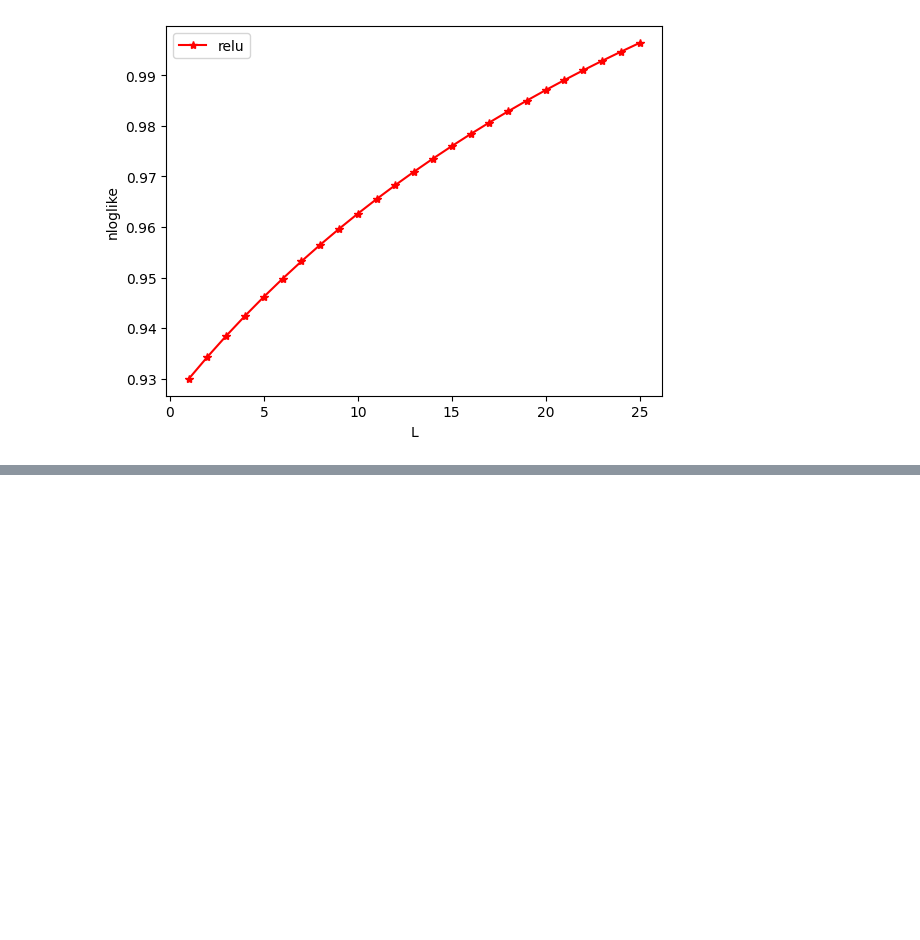
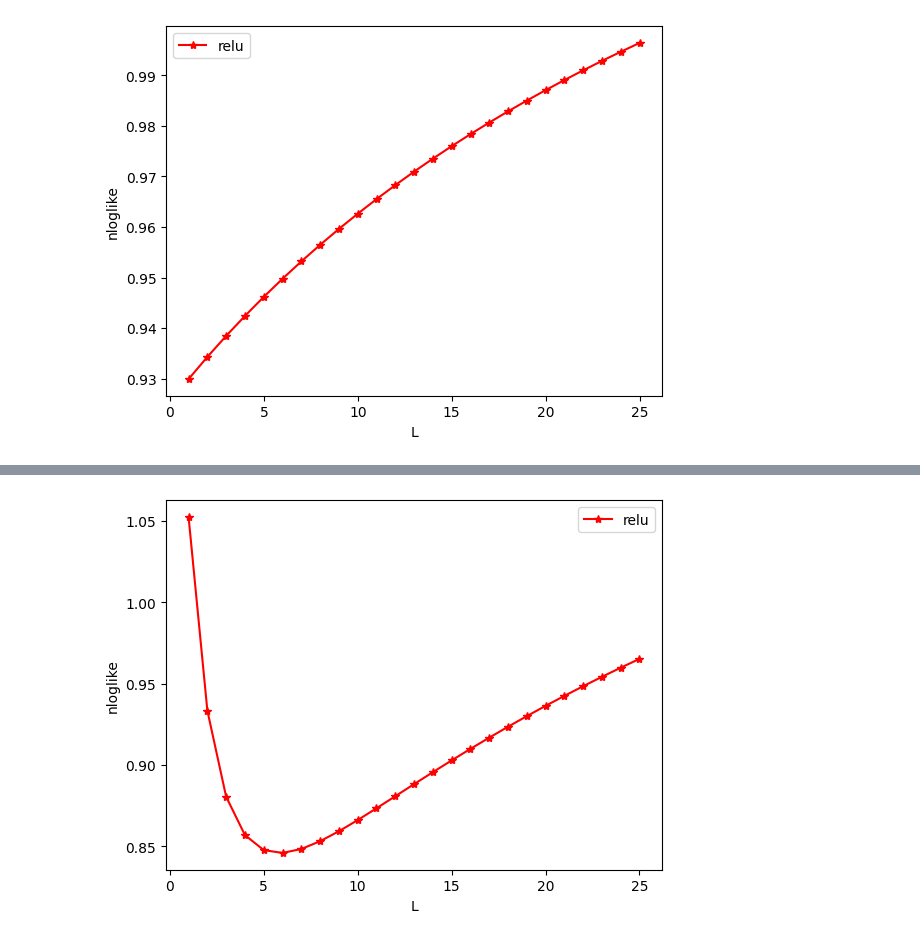
Before and after one commit to FabianoVeglianti/Architecture_Selection_Using_Infinite_Width_Limit_Neural_Network, a Jupyter notebook: simulazioni.ipynb, the cells around one changed output, grey strips where cells are left out. Drawn from its saved outputs; the diff is of its cells as text; code cells hidden in the pictures; blank space fills up the shorter version.

```diff
--- a/simulazioni.ipynb
+++ b/simulazioni.ipynb
@@ -1424,0 +1430,84 @@ if args_datahandling.save_figures_on_cloud:
+# %%
+args_datahandling = Namespace(
+    create_new_input = True,
+    save_input_on_cloud = True,
+    compute_gaussian_limit = True,
+    save_gaussian_limit_on_cloud = True,
+    save_dataset_on_cloud = True,
+    save_results_on_cloud = True,
+    save_figures_on_cloud = True
+)
+
+basepath = '/content/drive/MyDrive/Simulazioni/Simulazione_C/'
+# %%
+grid_parameters_datasets = {'L' : [5,10,15], 'n':[50], 'activation':['relu'], 'Cb': [1], 'Cw': [1]}
+grid_parameters_predictors = {'L' : np.arange(1,26,1), 'n':[5], 'activation':['relu'], 'Cb': [1], 'Cw': [2]}
+# %%
+dataset_handler = DatasetHandler()
+input = create_or_load_input(basepath, args_datahandling)
+scaled_input , max_norm_X = dataset_handler.set_max_norm_X_to_1(input)
+# %%
+args_scores = Namespace(
+    nloglike = True,
+    gmean = False,
+    max = False,
+    min = False,
+    median = False,
+    pvalue_comulative = False,
+    backtesting = False
+)
+
+iteration_number = 0
+total_iterations = len(grid_parameters_datasets['L'])*len(grid_parameters_datasets['n'])*len(grid_parameters_datasets['activation'])
+grid_dataset_results = []
+for architecture in get_architecture(grid_parameters_datasets):
+  # print iteration_number
+  iteration_number = iteration_number + 1
+  print("{}/{}".format(iteration_number, total_iterations))
+
+  dataset_handler = DatasetHandler()
+  score_handler = Score_Handler()
+
+  # Generator MLP Parameters
+  L, n, activation, Cb, Cw = unpack_architecture(architecture)
+  width_list = create_constant_widths_list(L, n)
+
+
+  # Instantiate Generator
+  mlp = MLP(L, width_list, activation, Cb, Cw, seed = L, use_bias = False, use_generator_init = True)
+
+  # Create Dataset
+  dataset, _= dataset_handler.create_dataset_from_MLP_given_input(mlp, input)
+  var_y = dataset_handler.get_y_stddev()**2
+
+  Cb = max(0, (var_y - Cw)/(1+Cw*L/2))
+  Cb_params_list = grid_parameters_predictors['Cb']
+  Cb_params_list.pop(0)
+  Cb_params_list.append(Cb)
+
+  gaussian_limit_df = create_or_load_gaussian_limit_for_each_predictors(basepath, args_datahandling, grid_parameters_predictors, input, scaled_input, use_scaled_input = True)
+
+
+  mlpgenerator_datasetsimulation = MLPGeneratedDatasetSimulation(dataset_handler)
+  if args_datahandling.save_dataset_on_cloud:
+    # Save dataset description
+    mlpgenerator_datasetsimulation.save_dataset_description_on_cloud(basepath)
+    # Save dataset
+    centered_dataset = dataset_handler.get_uncentered_dataset()
+    path = basepath + str(L) + "_" + activation
+    handle_dirs(path)
+    filename = path + "/dataset.csv"
+    with open(filename, 'w', encoding = 'utf-8-sig') as f:
+      centered_dataset.to_csv(f, index = False)
+
+  current_dataset_results = score_handler.compute_all_scores(dataset_handler, grid_parameters_predictors, gaussian_limit_df, args_scores)
+  mlpgenerator_datasetsimulation.set_results(current_dataset_results)
+
+  if args_datahandling.save_results_on_cloud:
+    mlpgenerator_datasetsimulation.save_dataset_results_on_cloud(basepath)
+
+  grid_dataset_results.append(mlpgenerator_datasetsimulation)
+
+if args_datahandling.save_figures_on_cloud:
+  lineplots(grid_dataset_results, basepath, args_scores)
+# %% [output]
@@ -1424,0 +1520 @@ if args_datahandling.save_figures_on_cloud:
+[figure, added]
```
Also changed, not shown: parts of 20 cells of this notebook.
